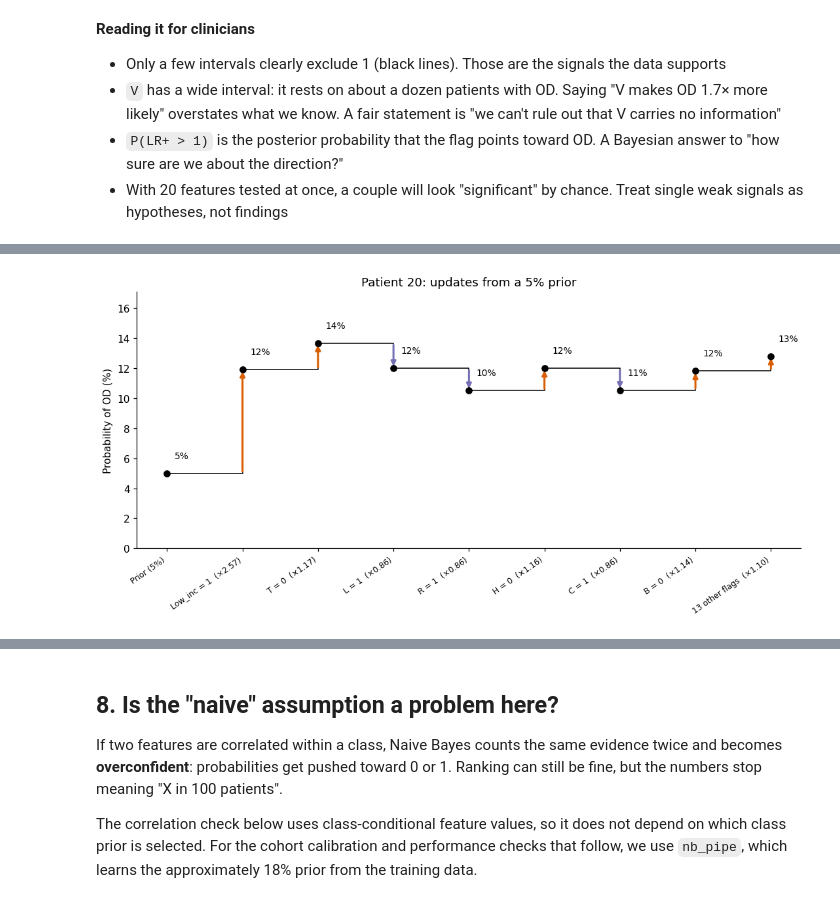
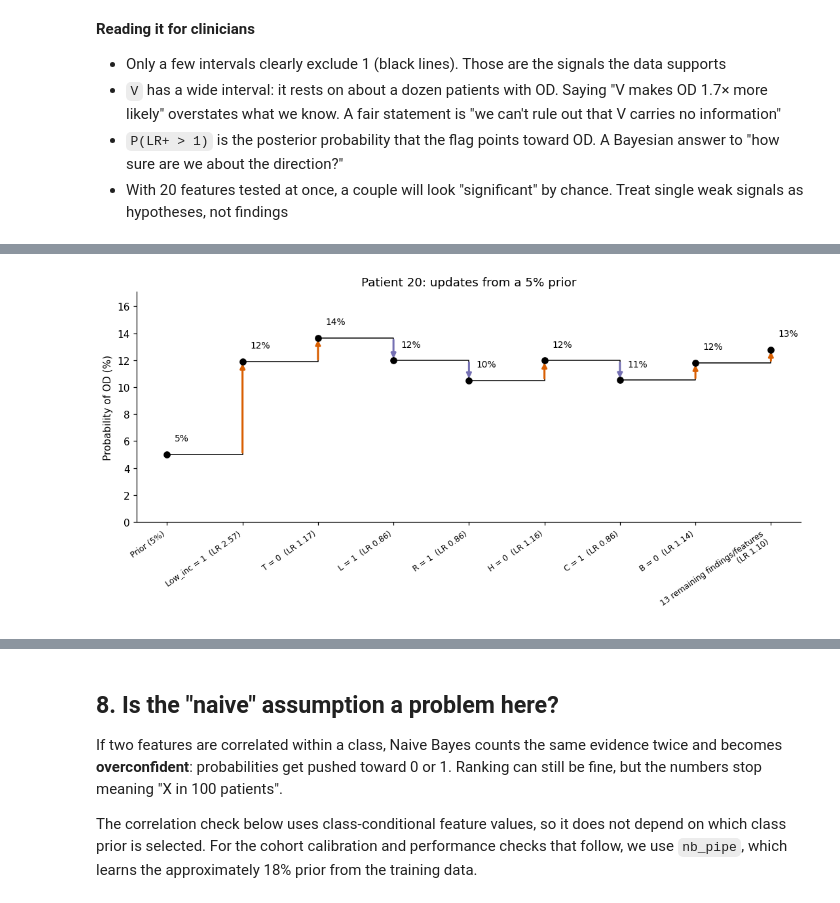
Before and after one commit to IE-ML-for-Healthcare/Bayesian-in-HC, a Jupyter notebook: 04_naive_bayes_opioid_demo_v2.ipynb, the cells around one changed output, grey strips where cells are left out. Cells and saved outputs as stored; diff of their text form; code cells hidden in the pictures.

```diff
--- a/04_naive_bayes_opioid_demo_v2.ipynb
+++ b/04_naive_bayes_opioid_demo_v2.ipynb
@@ -784,29 +839,27 @@ Likelihood ratios unchanged across priors: True
 # %%
-# Step-by-step update: strongest findings first, the rest grouped together
-top_k = 7
-order = local.index[:top_k]
+# Use the same seven findings and grouped remainder shown in the calculation table
 labels = [f"Prior ({prior:.0%})"]
 odds_steps = [pre_odds]
-for j in order:
+for j in top_indices:
     odds_steps.append(odds_steps[-1] * lr[j])
-    labels.append(f"{feat_names[j]} = {x[j]}  (×{lr[j]:.2f})")
-rest = lr.prod() / lr[order].prod()
-odds_steps.append(odds_steps[-1] * rest)
-labels.append(f"{len(lr) - top_k} other flags  (×{rest:.2f})")
-probs = 100 * np.array(odds_steps) / (1 + np.array(odds_steps))   # odds back to probability
+    labels.append(f"{feat_names[j]} = {x[j]}  (LR {lr[j]:.2f})")
+odds_steps.append(odds_steps[-1] * remaining_lr)
+labels.append(f"{len(remaining_indices)} remaining findings/features\n(LR {remaining_lr:.2f})")
+probs = 100 * np.array(odds_steps) / (1 + np.array(odds_steps))
+assert np.isclose(probs[-1] / 100, p_manual)
 
 fig, ax = plt.subplots(figsize=(10, 5))
 ax.step(range(len(probs)), probs, where="post", c="k", lw=1)
 for i in range(1, len(probs)):
     up = probs[i] > probs[i-1]
     ax.annotate("", xy=(i, probs[i]), xytext=(i, probs[i-1]),
                 arrowprops=dict(arrowstyle="-|>", color=C_OD if up else C_NO, lw=2))
 ax.scatter(range(len(probs)), probs, c="k", zorder=3)
 for i, p in enumerate(probs): ax.text(i + .1, p + 1, f"{p:.0f}%", fontsize=9)
 ax.set_xticks(range(len(probs)), labels, rotation=35, ha="right", fontsize=8)
 ax.set(ylabel="Probability of OD (%)", title=f"Patient {test_i}: updates from a {prior:.0%} prior",
        ylim=(0, max(probs) * 1.25))
 plt.tight_layout(); plt.show()
 # %% [output]
-[figure, old version]
+[figure, new version]
 # %% [markdown]
```
Also changed, not shown: parts of 11 cells of this notebook.
